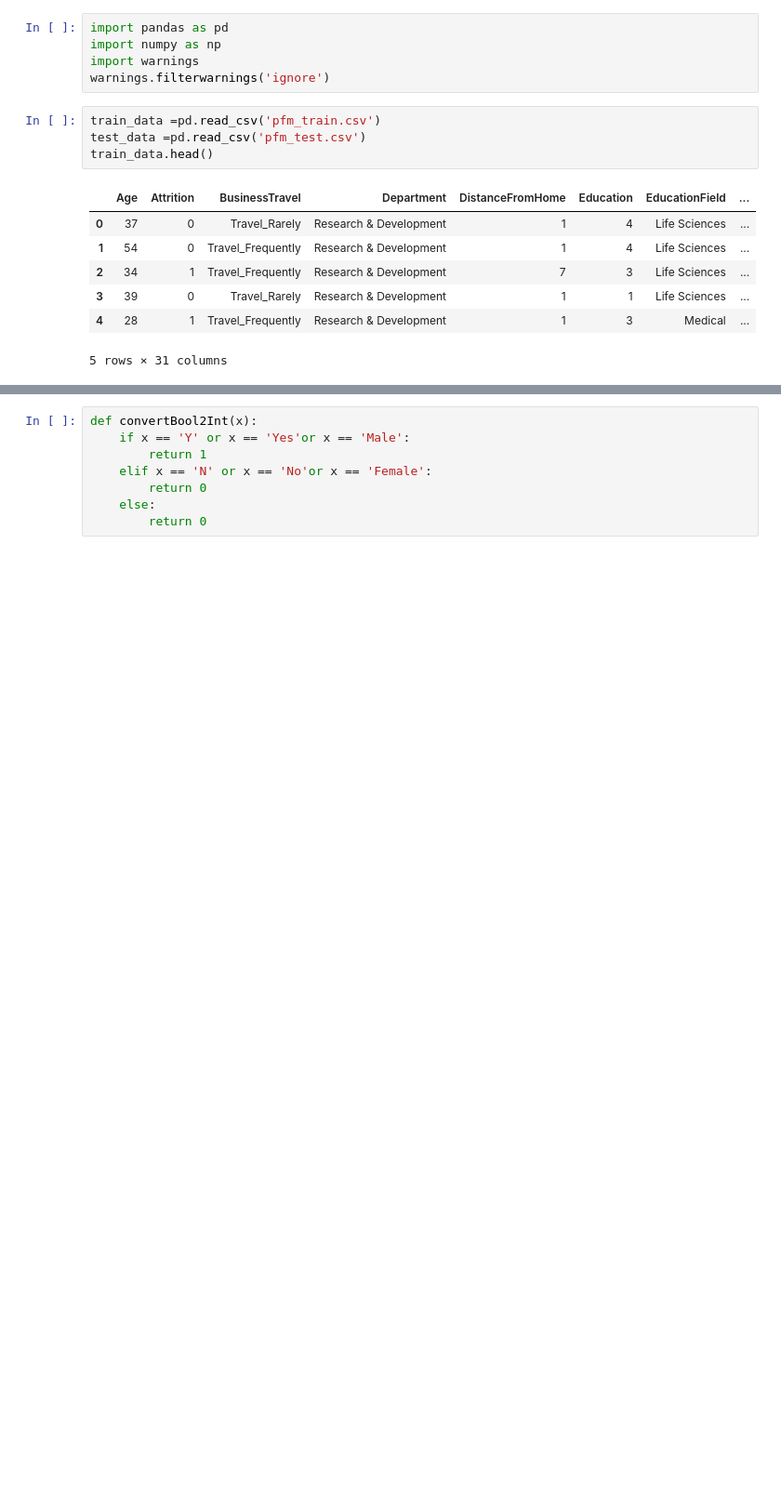
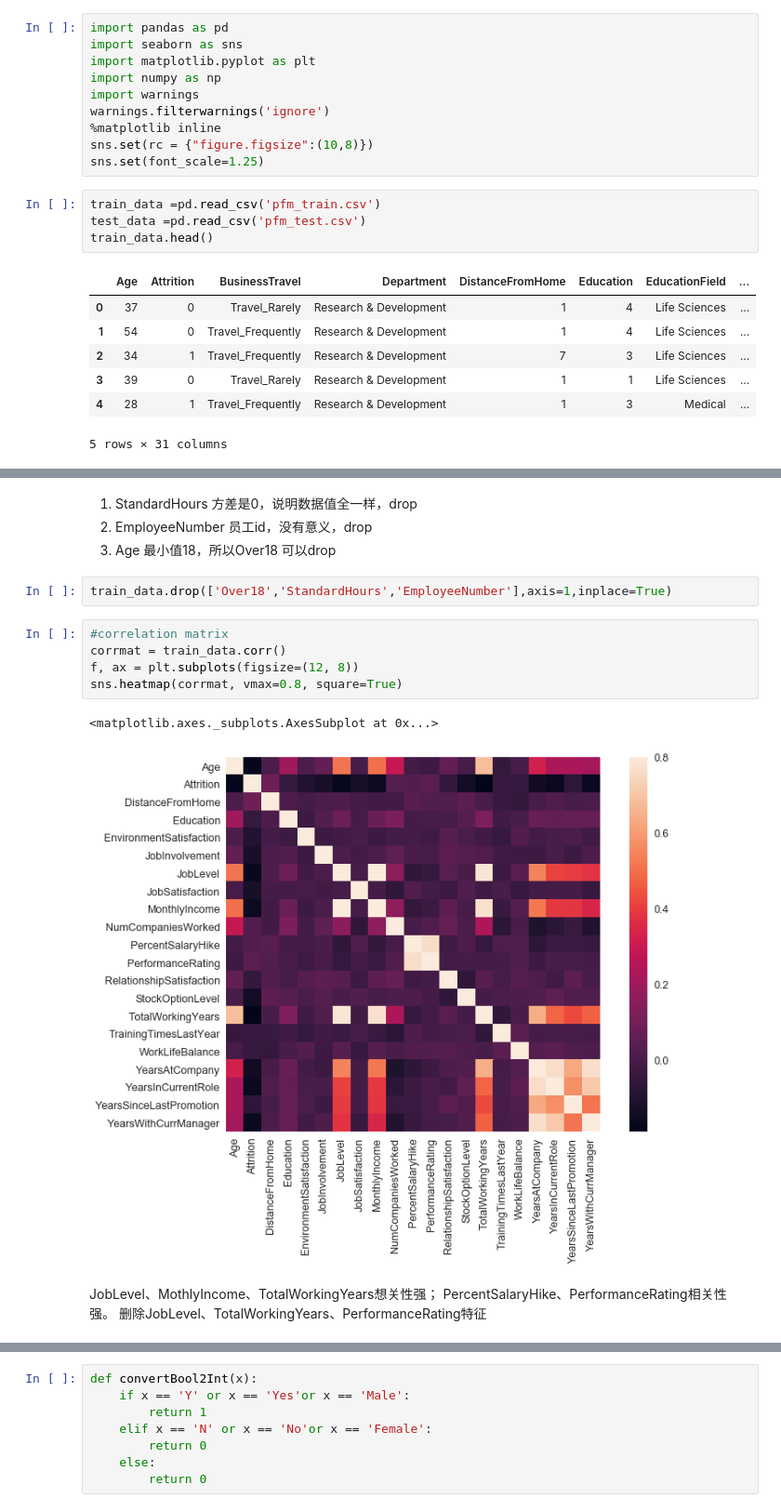
Before and after one commit to dreamingfish2011/ml_dl, a Jupyter notebook: ml/classify/quit/quit.ipynb, the cells around one changed output, grey strips where cells are left out. Shown: that part at 93% size. Cells and saved outputs as stored; diff of their text form; blank space fills up the shorter version.

```diff
--- a/ml/classify/quit/quit.ipynb
+++ b/ml/classify/quit/quit.ipynb
@@ -1,8 +1,13 @@
 # %%
 import pandas as pd
+import seaborn as sns
+import matplotlib.pyplot as plt
 import numpy as np
 import warnings
 warnings.filterwarnings('ignore')
+%matplotlib inline
+sns.set(rc = {"figure.figsize":(10,8)})
+sns.set(font_scale=1.25)
 # %%
 train_data =pd.read_csv('pfm_train.csv')
 test_data =pd.read_csv('pfm_test.csv')
@@ -25,0 +36,18 @@ train_data[['Over18','OverTime','Gender']][1:5]
+# %% [markdown]
+1. StandardHours 方差是0，说明数据值全一样，drop
+2. EmployeeNumber 员工id，没有意义，drop
+3. Age 最小值18，所以Over18 可以drop
+# %%
+train_data.drop(['Over18','StandardHours','EmployeeNumber'],axis=1,inplace=True)
+# %%
+#correlation matrix
+corrmat = train_data.corr()
+f, ax = plt.subplots(figsize=(12, 8))
+sns.heatmap(corrmat, vmax=0.8, square=True)
+# %% [output]
+<matplotlib.axes._subplots.AxesSubplot at 0x...>
+[figure, added]
+# %% [markdown]
+JobLevel、MothlyIncome、TotalWorkingYears想关性强；
+PercentSalaryHike、PerformanceRating相关性强。
+删除JobLevel、TotalWorkingYears、PerformanceRating特征
```
Also changed, not shown: parts of 45 cells of this notebook.
